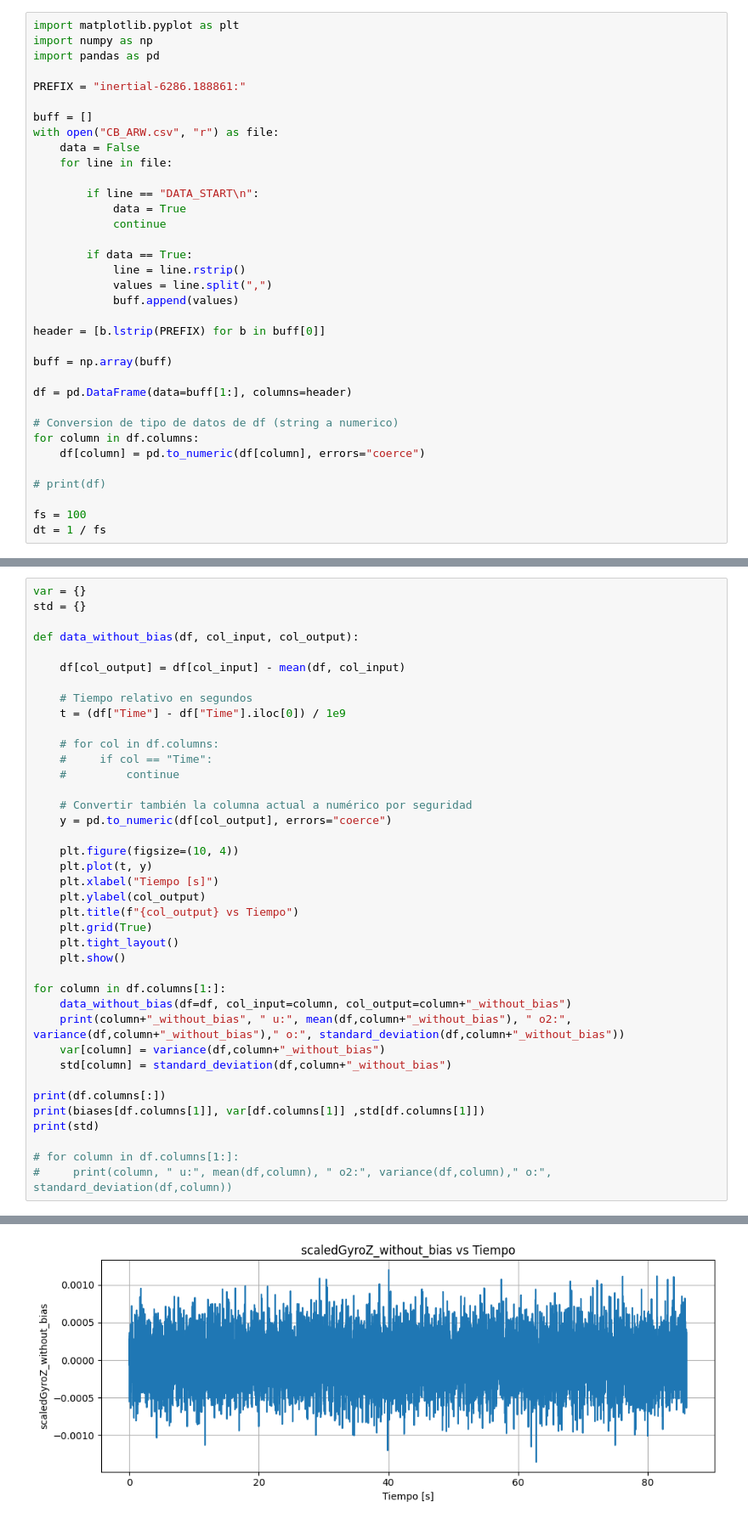
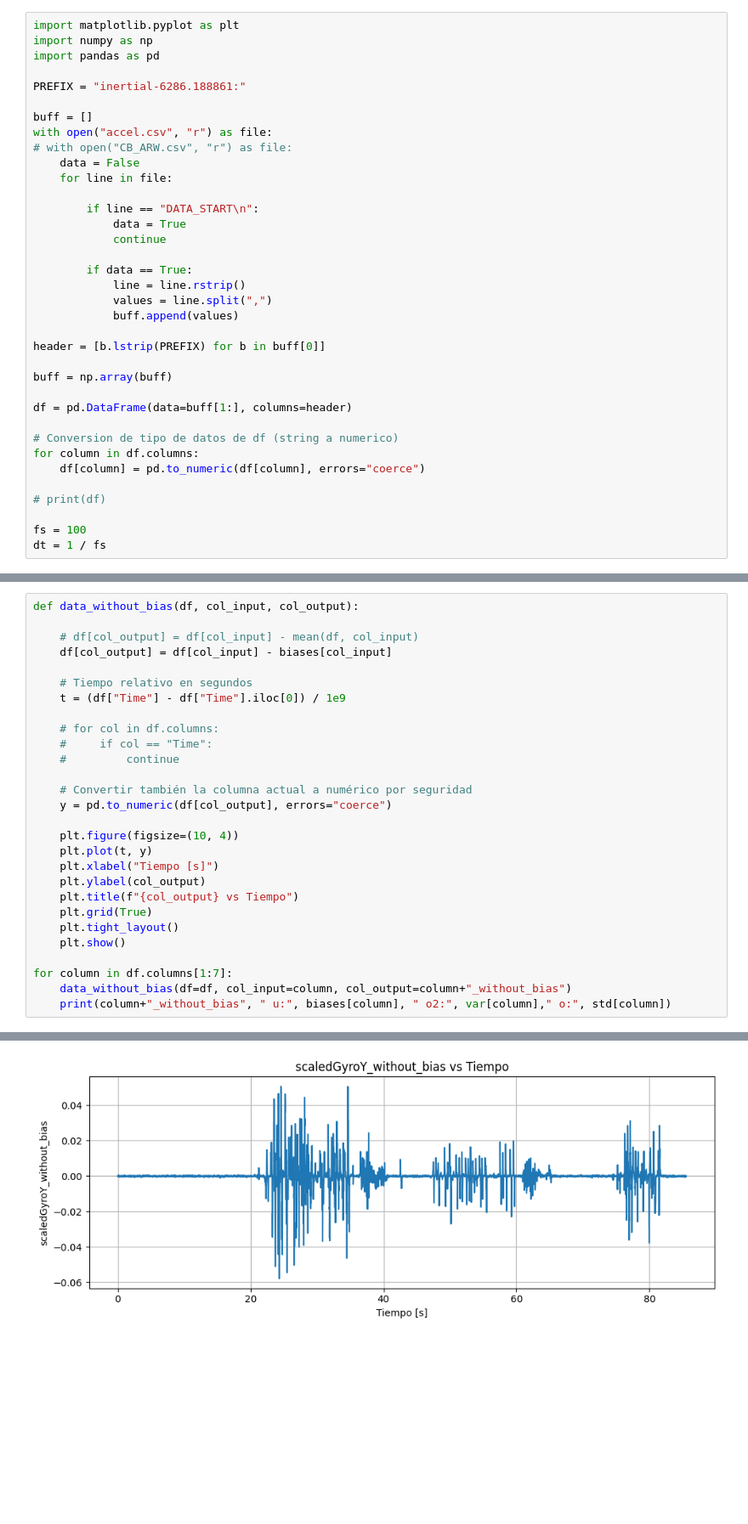
Before and after one commit to JuanAlva/ins_val, a Jupyter notebook: main.ipynb, the cells around one changed output, grey strips where cells are left out. Shown at 85% size. Saved outputs shown, nothing was run; the diff lists cells and outputs as text; blank space fills up the shorter version.

```diff
--- a/main.ipynb
+++ b/main.ipynb
@@ -6,7 +6,8 @@ import pandas as pd
 PREFIX = "inertial-6286.188861:"
 
 buff = []
-with open("CB_ARW.csv", "r") as file:
+with open("accel.csv", "r") as file:
+# with open("CB_ARW.csv", "r") as file:
     data = False
     for line in file:
 
@@ -118,10 +213,8 @@ scaledAccelZ  u: -0.9991111311920848  o2: 1.3117254244953299e-05  o: 0.003621775
 # %%
-var = {}
-std = {}
-
 def data_without_bias(df, col_input, col_output):
 
-    df[col_output] = df[col_input] - mean(df, col_input)
+    # df[col_output] = df[col_input] - mean(df, col_input)
+    df[col_output] = df[col_input] - biases[col_input]
 
     # Tiempo relativo en segundos
     t = (df["Time"] - df["Time"].iloc[0]) / 1e9
@@ -142,16 +235,7 @@ def data_without_bias(df, col_input, col_output):
     plt.tight_layout()
     plt.show()
 
-for column in df.columns[1:]:
+for column in df.columns[1:7]:
     data_without_bias(df=df, col_input=column, col_output=column+"_without_bias")
-    print(column+"_without_bias", " u:", mean(df,column+"_without_bias"), " o2:", variance(df,column+"_without_bias")," o:", standard_deviation(df,column+"_without_bias"))
-    var[column] = variance(df,column+"_without_bias")
-    std[column] = standard_deviation(df,column+"_without_bias")
-
-print(df.columns[:])
-print(biases[df.columns[1]], var[df.columns[1]] ,std[df.columns[1]])
-print(std)
-
-# for column in df.columns[1:]:
-#     print(column, " u:", mean(df,column), " o2:", variance(df,column)," o:", standard_deviation(df,column))
+    print(column+"_without_bias", " u:", biases[column], " o2:", var[column]," o:", std[column])
 # %% [output]
@@ -166 +250 @@ scaledGyroY_without_bias  u: -4.838275819110212e-21  o2: 5.068063698265775e-07
-[figure, old version]
+[figure, new version]
```
Also changed, not shown: parts of 13 cells of this notebook, 6 other files.
